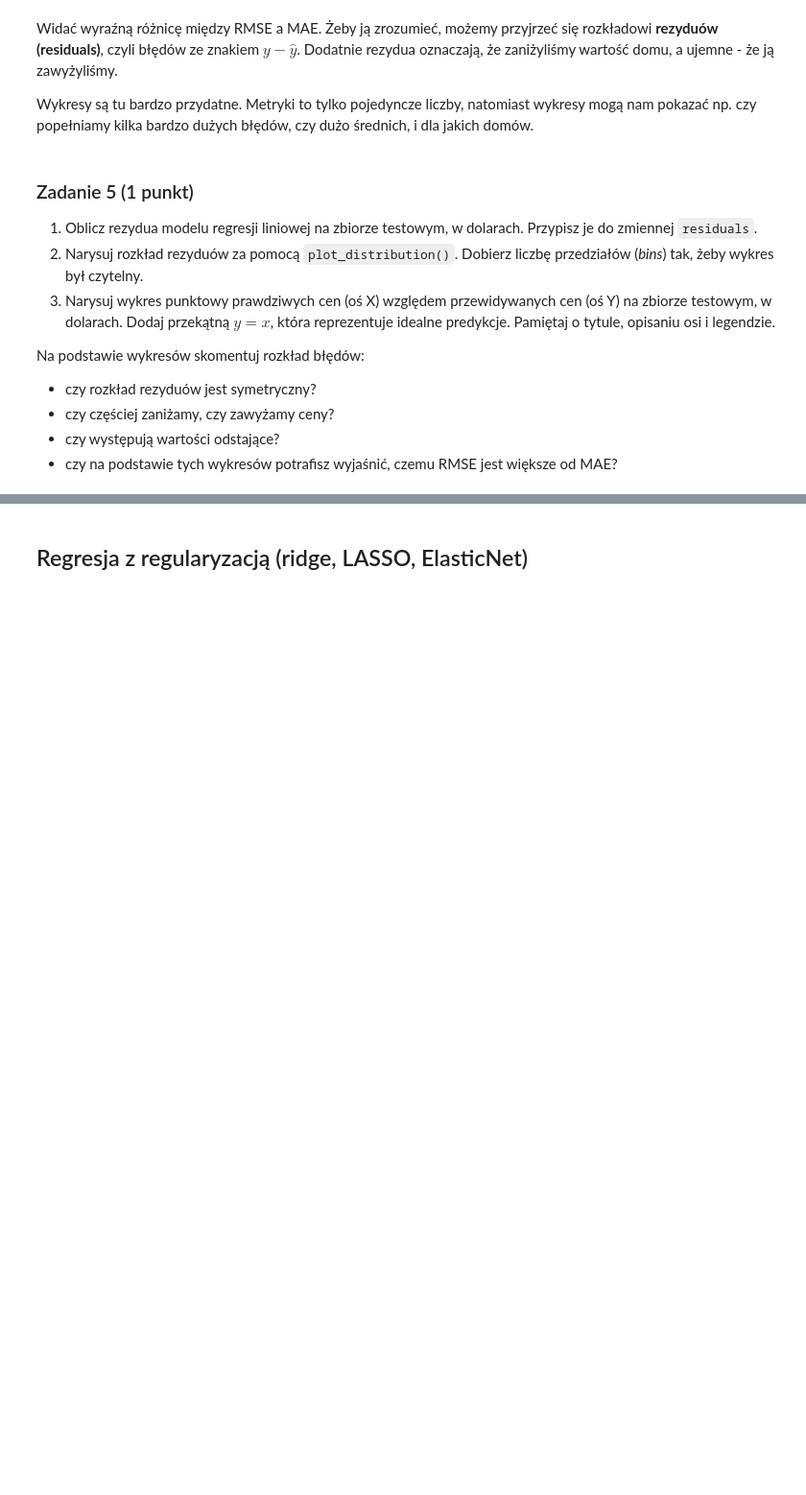
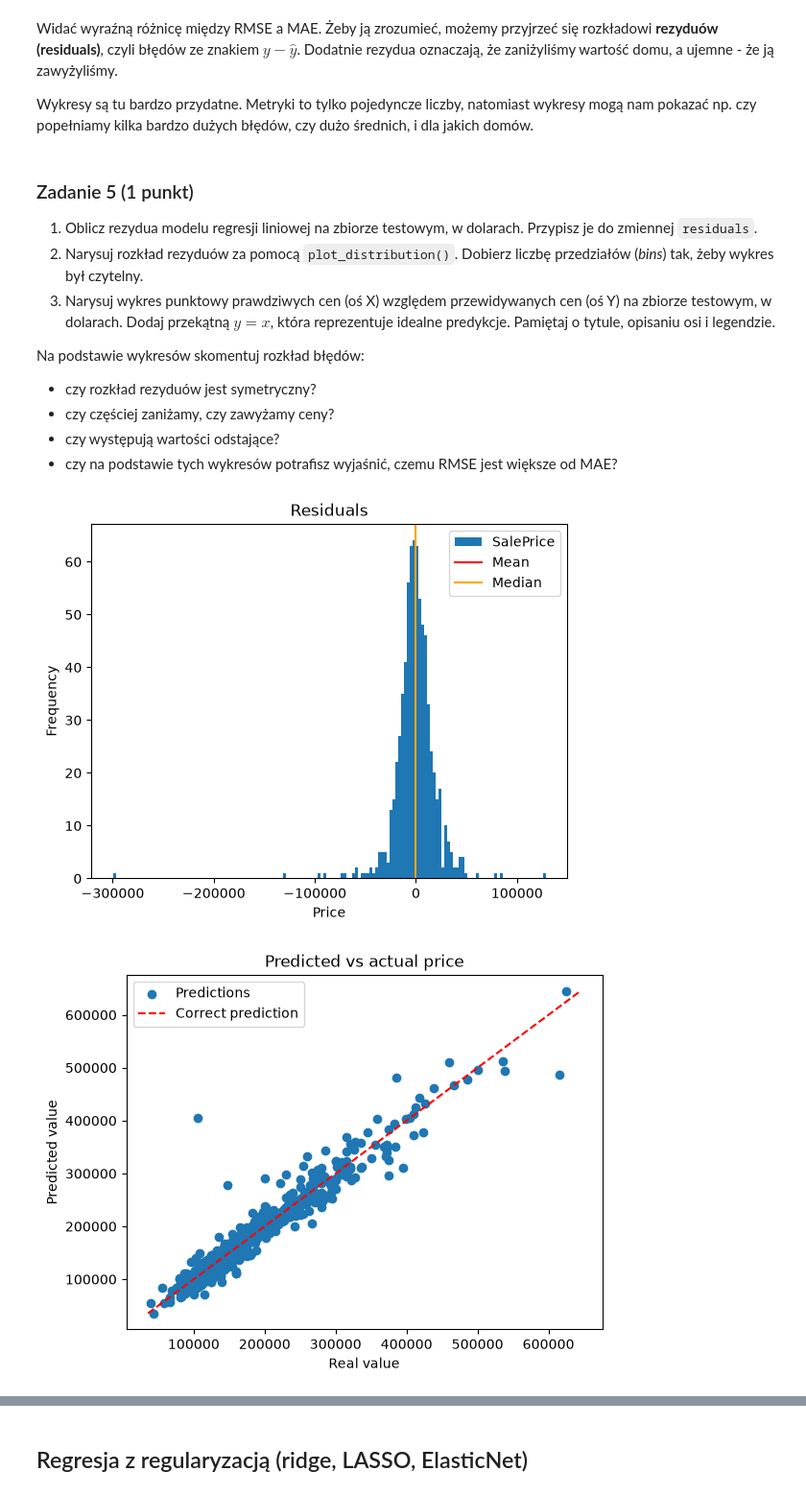
Before and after one commit to turek-jakub/podstawy-sztucznej-inteligencji, a Jupyter notebook: lab1/lab_1.ipynb, the cells around one changed output, grey strips where cells are left out. Shown at 96% size. Drawn from its saved outputs; the diff is of its cells as text; code cells hidden in the pictures; blank space fills up the shorter version.

```diff
--- a/lab1/lab_1.ipynb
+++ b/lab1/lab_1.ipynb
@@ -795,3 +871,32 @@ Na podstawie wykresów skomentuj rozkład błędów:
+# %%
+# your_code
+y_test_pred_inv = np.expm1(reg_linear.predict(X_test))
+y_test_inv = np.expm1(y_test)
+
+residuals = y_test_inv - y_test_pred_inv
+
+plot_distribution(residuals, "Residuals", bins=150)
+
+plt.scatter(x=y_test_inv, y=y_test_pred_inv, label="Predictions")
+min_val = min(y_test_inv.min(), y_test_pred_inv.min())
+max_val = max(y_test_inv.max(), y_test_pred_inv.max())
+
+plt.plot(
+    [min_val, max_val],
+    [min_val, max_val],
+    color="red",
+    linestyle="--",
+    label="Correct prediction",
+)
+
+plt.xlabel("Real value")
+plt.ylabel("Predicted value")
+plt.title("Predicted vs actual price")
+plt.legend()
+plt.show()
+# %% [output]
+[figure, added]
+[figure, added]
 # %%
 assert len(residuals) == len(y_test)
 assert abs(residuals.mean()) < 2000
```
Also changed, not shown: parts of 42 cells of this notebook.
